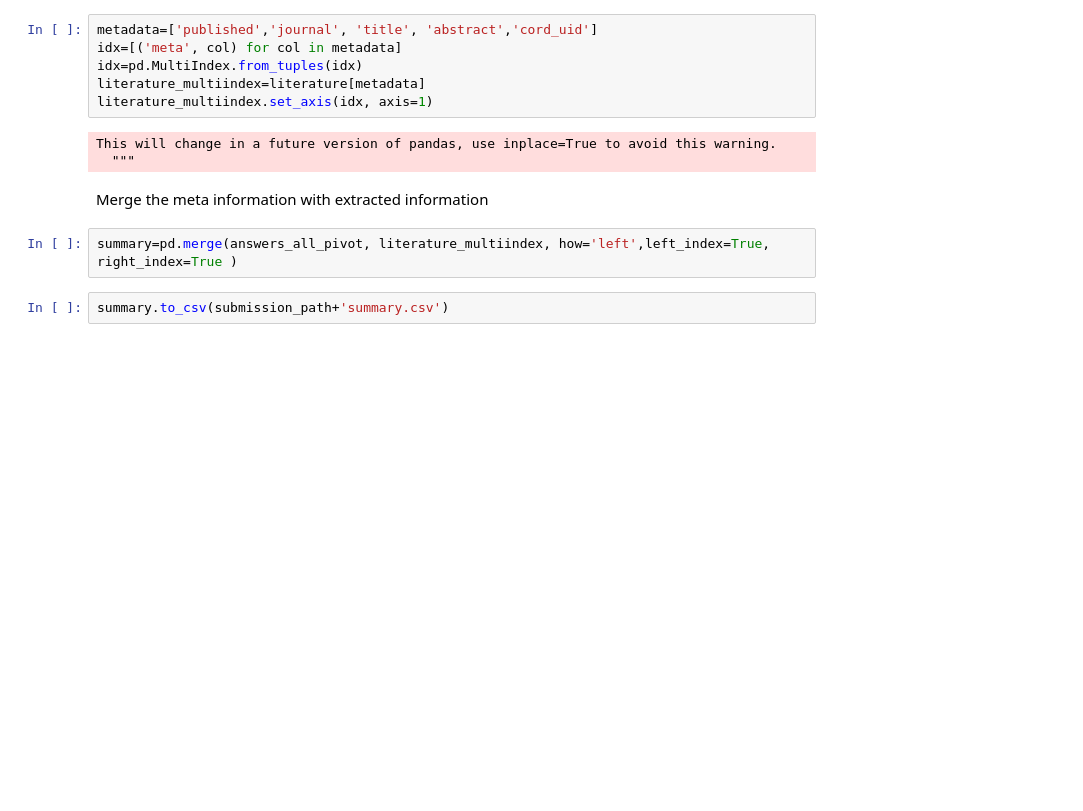
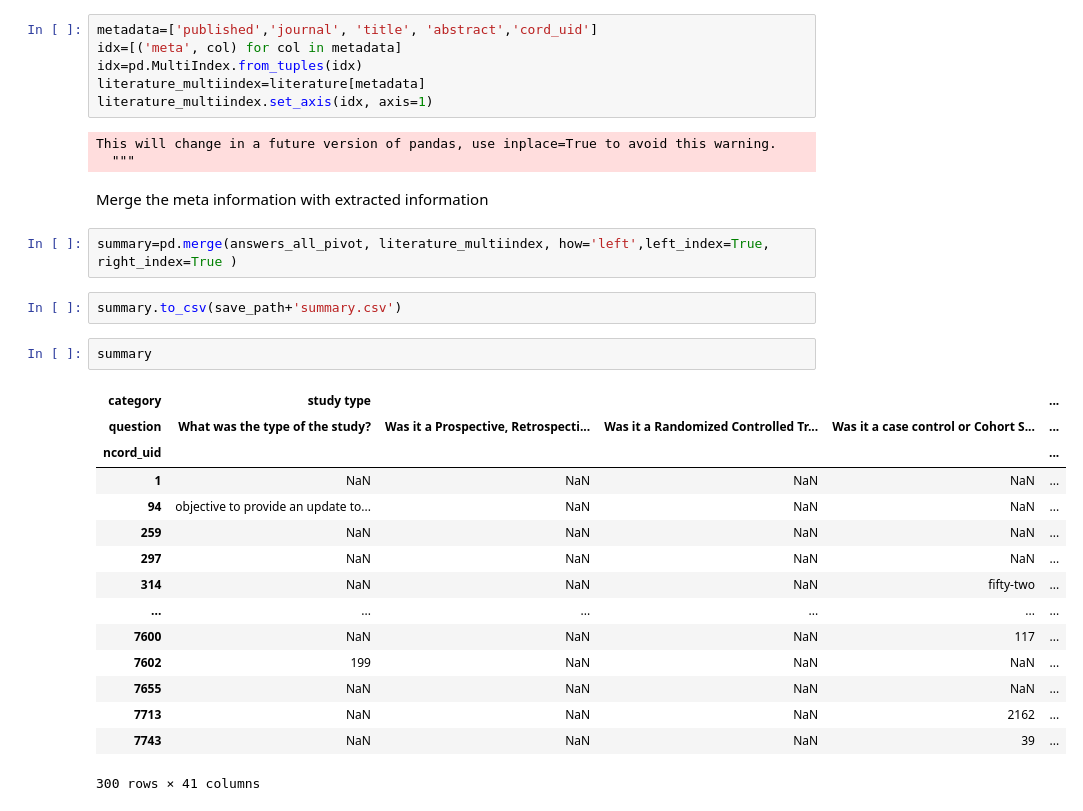
Before and after one commit to yejinjkim/auto-review, a Jupyter notebook: question-answering.ipynb, the cells around one changed output. Saved outputs shown, nothing was run; the diff lists cells and outputs as text; blank space fills up the shorter version.

Commit message:
generate summary.csv

```diff
--- a/question-answering.ipynb
+++ b/question-answering.ipynb
@@ -110,4 +110,22 @@ Merge the meta information with extracted information
 # %%
 summary=pd.merge(answers_all_pivot, literature_multiindex, how='left',left_index=True, right_index=True )
 # %%
-summary.to_csv(submission_path+'summary.csv')
+summary.to_csv(save_path+'summary.csv')
+# %%
+summary
+# %% [output]
+| category | study type |  |  |  | ... |
+| question | What was the type of the study? | Was it a Prospective, Retrospecti... | Was it a Randomized Controlled Tr... | Was it a case control or Cohort S... | ... |
+| ncord_uid |  |  |  |  | ... |
+| 1 | NaN | NaN | NaN | NaN | ... |
+| 94 | objective to provide an update to... | NaN | NaN | NaN | ... |
+| 259 | NaN | NaN | NaN | NaN | ... |
+| 297 | NaN | NaN | NaN | NaN | ... |
+| 314 | NaN | NaN | NaN | fifty-two | ... |
+| ... | ... | ... | ... | ... | ... |
+| 7600 | NaN | NaN | NaN | 117 | ... |
+| 7602 | 199 | NaN | NaN | NaN | ... |
+| 7655 | NaN | NaN | NaN | NaN | ... |
+| 7713 | NaN | NaN | NaN | 2162 | ... |
+| 7743 | NaN | NaN | NaN | 39 | ... |
+300 rows × 41 columns
```
Also changed, not shown: 1 other file.
